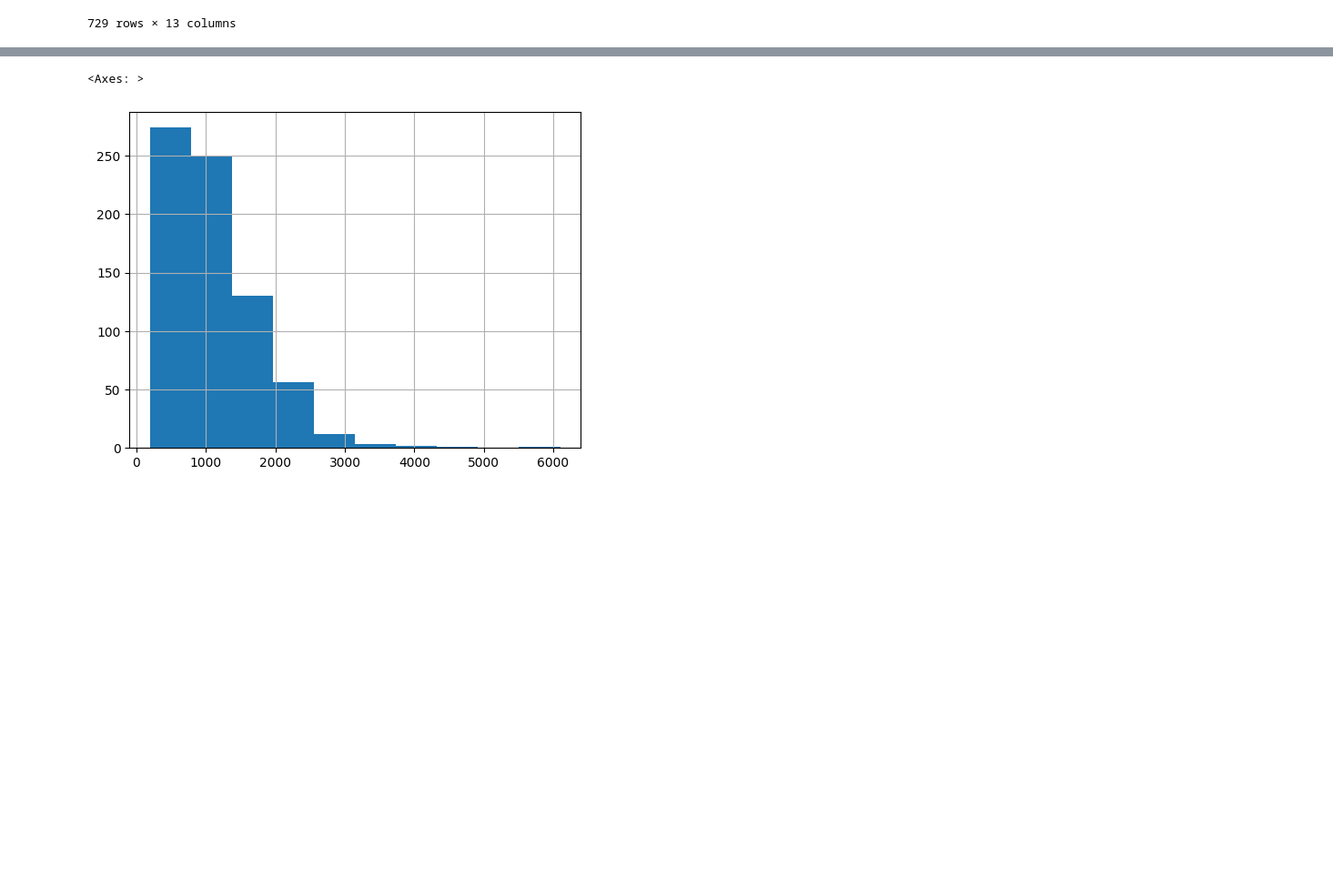
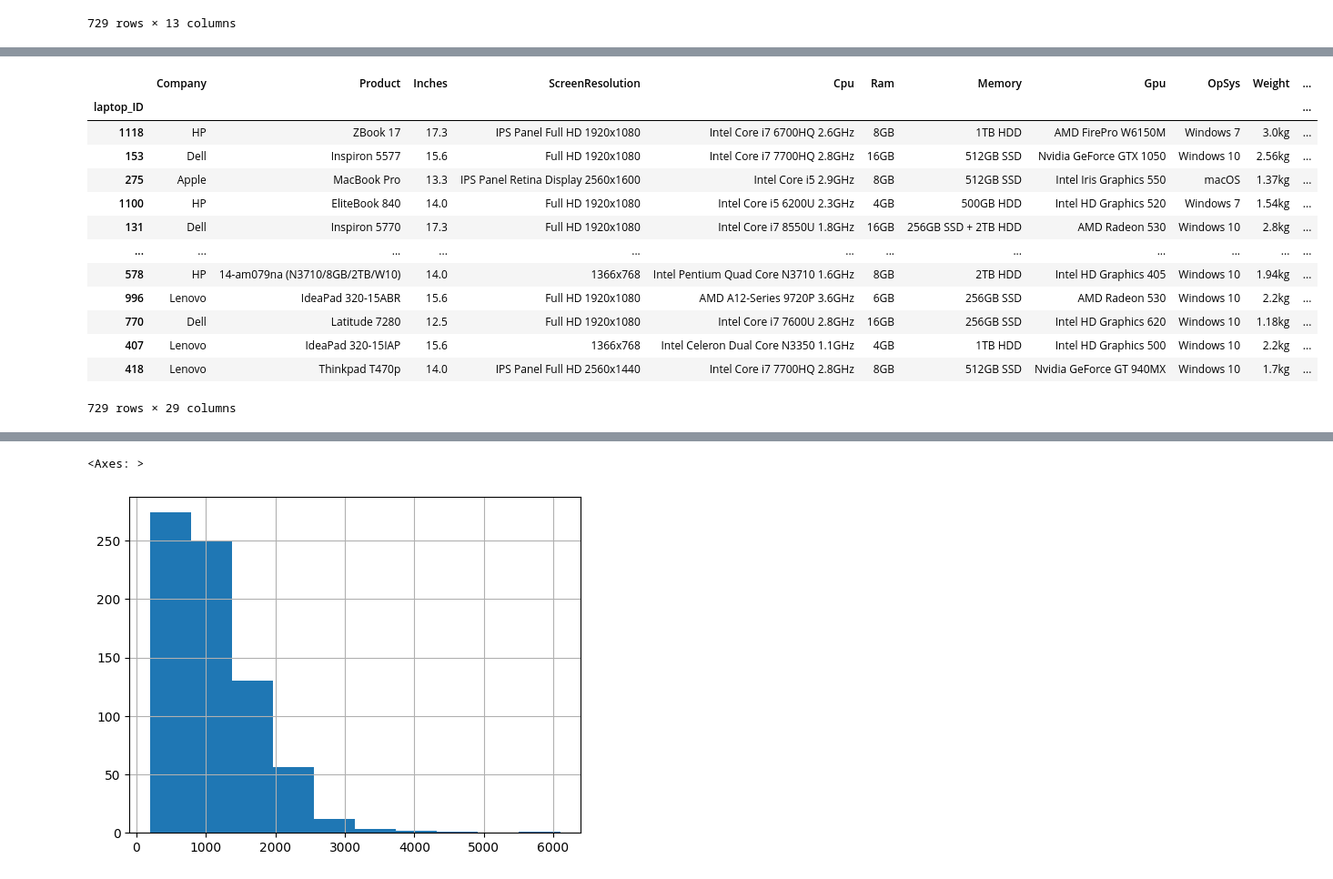
Before and after one commit to JPG250493/Repo-Ejercicios-Jesus, a Jupyter notebook: Team_Challenges/TC_04_Sprint_12_Kaggle/Kaggle_submission.ipynb, the cells around one changed output, grey strips where cells are left out. Shown at 91% size. Cells and saved outputs as stored; diff of their text form; code cells hidden in the pictures; blank space fills up the shorter version.

```diff
--- a/Team_Challenges/TC_04_Sprint_12_Kaggle/Kaggle_submission.ipynb
+++ b/Team_Challenges/TC_04_Sprint_12_Kaggle/Kaggle_submission.ipynb
@@ -212,0 +385,64 @@ features_num = ["Inches", "RAM(GB)", "Weight(Kg)"]
+# %%
+X_train['Cpu_Marca'] = X_train['Cpu'].str.extract(r'(Intel|AMD)')
+X_test['Cpu_Marca'] = X_test['Cpu'].str.extract(r'(Intel|AMD)')
+
+X_train['Cpu_GHz'] = X_train['Cpu'].str.extract(r'(\d+(?:\.\d+)?)\s*GHz').astype(float)
+X_test['Cpu_GHz'] = X_test['Cpu'].str.extract(r'(\d+(?:\.\d+)?)\s*GHz').astype(float)
+
+def analizar_cpu(texto_cpu):
+    texto = str(texto_cpu)
+
+    # --- 1. EVALUAR LA CATEGORÍA ---
+    if 'Xeon' in texto or 'i7' in texto:
+        categoria = 'Gama Alta (i7 / Xeon)'
+    elif 'i5' in texto:
+        categoria = 'Gama Media (i5)'
+    elif 'i3' in texto:
+        categoria = 'Gama Entrada (i3)'
+    elif 'Celeron' in texto or 'Pentium' in texto or 'Atom' in texto or 'Core M' in texto:
+        categoria = 'Gama Baja (Básico/Bajo Consumo)'
+    elif 'AMD' in texto:
+        if 'Ryzen' in texto or 'FX' in texto:
+            categoria = 'AMD Rendimiento (Ryzen/FX)'
+        else:
+            categoria = 'AMD Básico (Series A/E)'
+    else:
+        categoria = 'Otros'
+
+    # --- 2. EVALUAR EL SUFIJO ---
+    # Solo nos interesa buscar esto en los procesadores Intel Core
+    if 'Intel Core' in texto:
+        if 'HQ' in texto or 'HK' in texto:
+            sufijo = 'Alto Rendimiento (HQ/HK)'
+        elif 'U' in texto:
+            sufijo = 'Bajo Consumo (U)'
+        elif 'Y' in texto:
+            sufijo = 'Ultra Bajo Consumo (Y)'
+        else:
+            sufijo = 'Estándar / Otro'
+    else:
+        sufijo = 'No Aplica'
+
+    # Devolvemos ambos valores empaquetados en una Serie de Pandas
+    return pd.Series([categoria, sufijo])
+
+# Aplicamos la función y le asignamos directamente las DOS columnas nuevas
+X_train[['Cpu_Categoria', 'Cpu_Sufijo']] = X_train['Cpu'].apply(analizar_cpu)
+X_test[['Cpu_Categoria', 'Cpu_Sufijo']] = X_test['Cpu'].apply(analizar_cpu)
+
+X_train
+# %% [output]
+|  | Company | Product | Inches | ScreenResolution | Cpu | Ram | Memory | Gpu | OpSys | Weight | ... |
+| laptop_ID |  |  |  |  |  |  |  |  |  |  | ... |
+| 1118 | HP | ZBook 17 | 17.3 | IPS Panel Full HD 1920x1080 | Intel Core i7 6700HQ 2.6GHz | 8GB | 1TB HDD | AMD FirePro W6150M | Windows 7 | 3.0kg | ... |
+| 153 | Dell | Inspiron 5577 | 15.6 | Full HD 1920x1080 | Intel Core i7 7700HQ 2.8GHz | 16GB | 512GB SSD | Nvidia GeForce GTX 1050 | Windows 10 | 2.56kg | ... |
+| 275 | Apple | MacBook Pro | 13.3 | IPS Panel Retina Display 2560x1600 | Intel Core i5 2.9GHz | 8GB | 512GB SSD | Intel Iris Graphics 550 | macOS | 1.37kg | ... |
+| 1100 | HP | EliteBook 840 | 14.0 | Full HD 1920x1080 | Intel Core i5 6200U 2.3GHz | 4GB | 500GB HDD | Intel HD Graphics 520 | Windows 7 | 1.54kg | ... |
+| 131 | Dell | Inspiron 5770 | 17.3 | Full HD 1920x1080 | Intel Core i7 8550U 1.8GHz | 16GB | 256GB SSD + 2TB HDD | AMD Radeon 530 | Windows 10 | 2.8kg | ... |
+| ... | ... | ... | ... | ... | ... | ... | ... | ... | ... | ... | ... |
+| 578 | HP | 14-am079na (N3710/8GB/2TB/W10) | 14.0 | 1366x768 | Intel Pentium Quad Core N3710 1.6GHz | 8GB | 2TB HDD | Intel HD Graphics 405 | Windows 10 | 1.94kg | ... |
+| 996 | Lenovo | IdeaPad 320-15ABR | 15.6 | Full HD 1920x1080 | AMD A12-Series 9720P 3.6GHz | 6GB | 256GB SSD | AMD Radeon 530 | Windows 10 | 2.2kg | ... |
+| 770 | Dell | Latitude 7280 | 12.5 | Full HD 1920x1080 | Intel Core i7 7600U 2.8GHz | 16GB | 256GB SSD | Intel HD Graphics 620 | Windows 10 | 1.18kg | ... |
+| 407 | Lenovo | IdeaPad 320-15IAP | 15.6 | 1366x768 | Intel Celeron Dual Core N3350 1.1GHz | 4GB | 1TB HDD | Intel HD Graphics 500 | Windows 10 | 2.2kg | ... |
+| 418 | Lenovo | Thinkpad T470p | 14.0 | IPS Panel Full HD 2560x1440 | Intel Core i7 7700HQ 2.8GHz | 8GB | 512GB SSD | Nvidia GeForce GT 940MX | Windows 10 | 1.7kg | ... |
+729 rows × 29 columns
```
Also changed, not shown: parts of 39 cells of this notebook, 3 other files.
